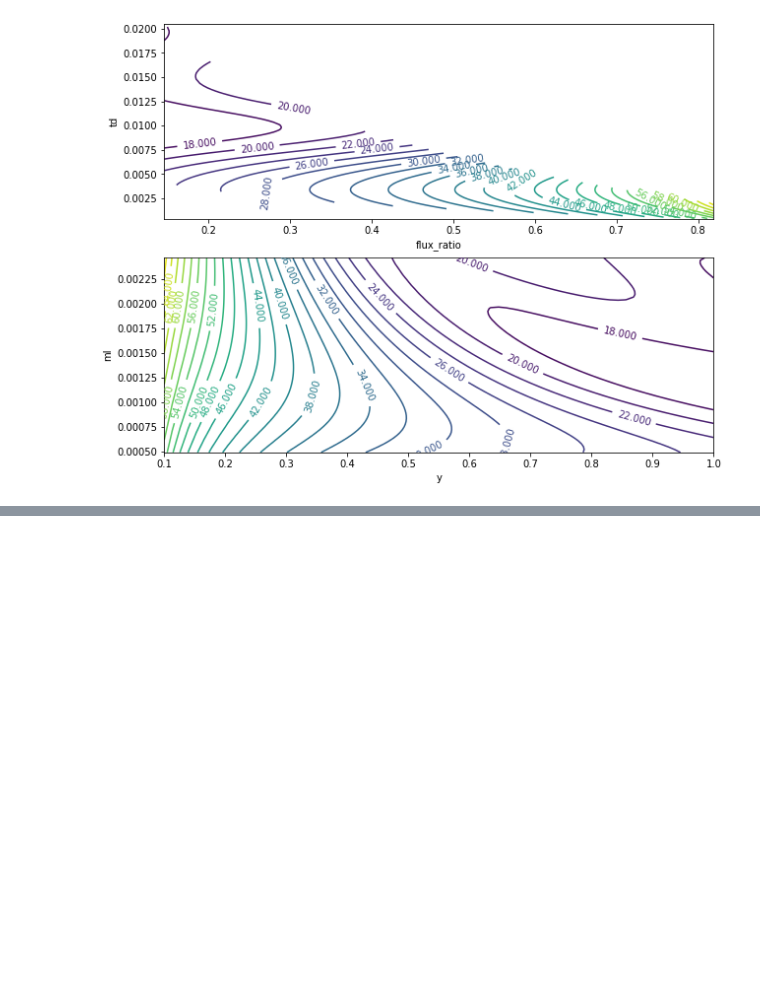
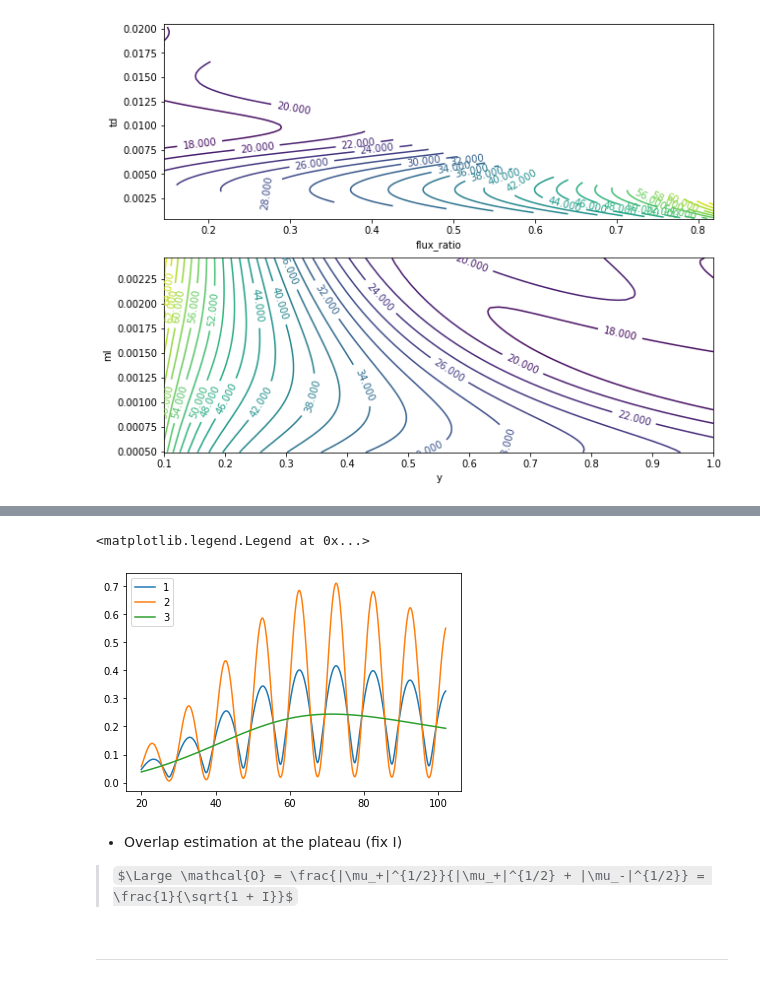
Before and after one commit to astroboy07/GW_Lensing, a Jupyter notebook: lens_properties.ipynb, the cells around one changed output, grey strips where cells are left out. Saved outputs shown, nothing was run; the diff lists cells and outputs as text; code cells hidden in the pictures; some formulas as TeX source; blank space fills up the shorter version.

```diff
--- a/lens_properties.ipynb
+++ b/lens_properties.ipynb
@@ -157,0 +244,23 @@ z = contour_plot(100 * solar_mass,
+# %%
+freq = np.linspace(20, 102, 500)
+integrand_1 = np.zeros_like(freq, dtype = np.complex128)
+integrand_2 = np.zeros_like(freq, dtype = np.complex128)
+integrand_3 = np.zeros_like(freq, dtype = np.complex128)
+
+new_param_ini = overlap_dual_ann_lensing(params_source = initial_params_source, params_temp = initial_params_template)
+for i in range(len(freq)):
+    integrand_1[i] = new_param_ini.integrand_1(freq[i], 0, 0)
+    integrand_2[i] = new_param_ini.integrand_2(freq[i], 0, 0)
+    integrand_3[i] = new_param_ini.integrand_3(freq[i], 0, 0)
+# %%
+plt.plot(freq, np.abs(integrand_1), label = '1')
+plt.plot(freq, np.abs(integrand_2), label = '2')
+plt.plot(freq, np.abs(integrand_3), label = '3')
+plt.legend()
+# %% [output]
+<matplotlib.legend.Legend at 0x...>
+[figure, added]
+# %% [markdown]
+* Overlap estimation at the plateau (fix I)
+
+> $\Large \mathcal{O} = \frac{|\mu_+|^{1/2}}{|\mu_+|^{1/2} + |\mu_-|^{1/2}} = \frac{1}{\sqrt{1 + I}}$
@@ -157,0 +283,2 @@ z = contour_plot(100 * solar_mass,
+# %% [markdown]
+***************************************************
```
Also changed, not shown: parts of 31 cells of this notebook, 15 other files.
